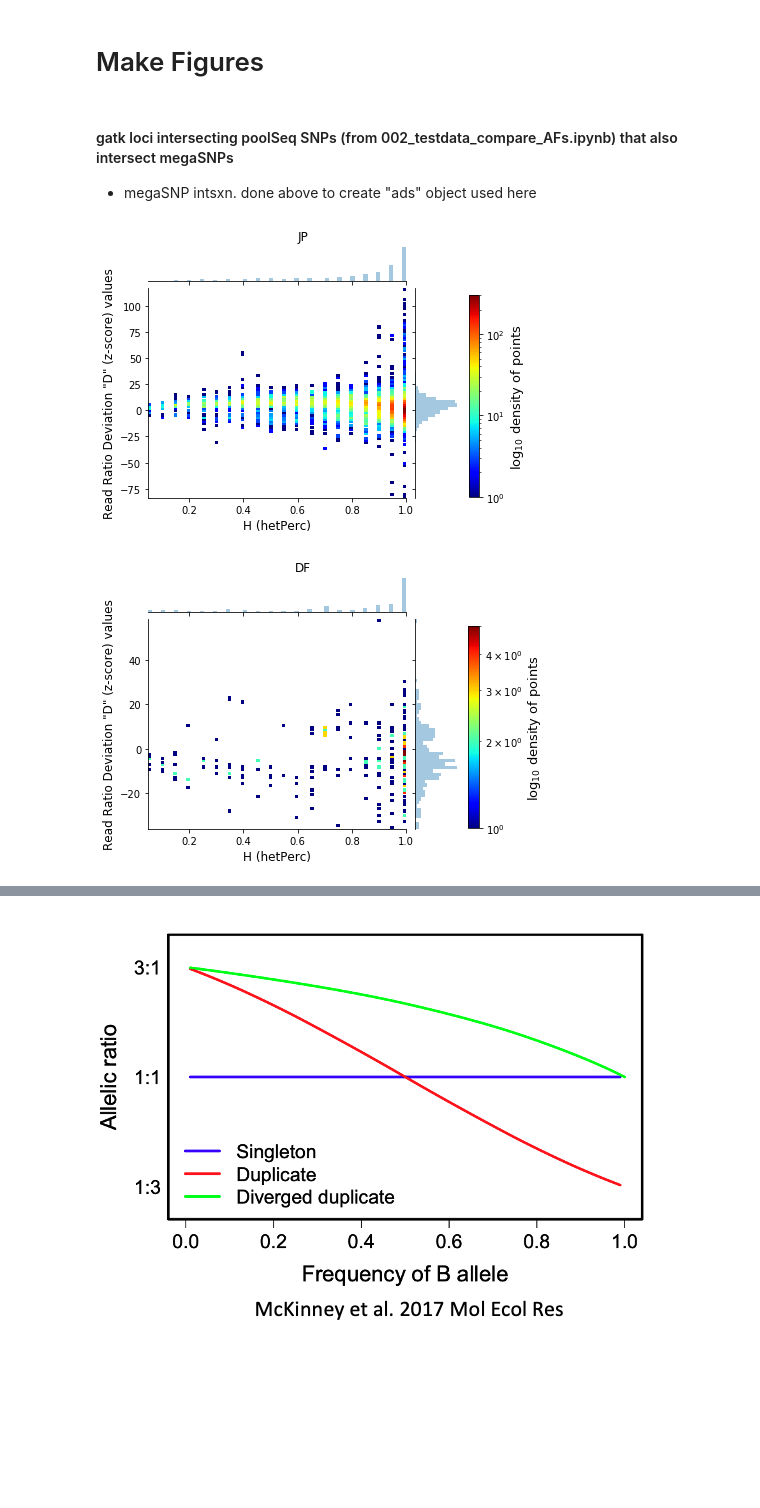
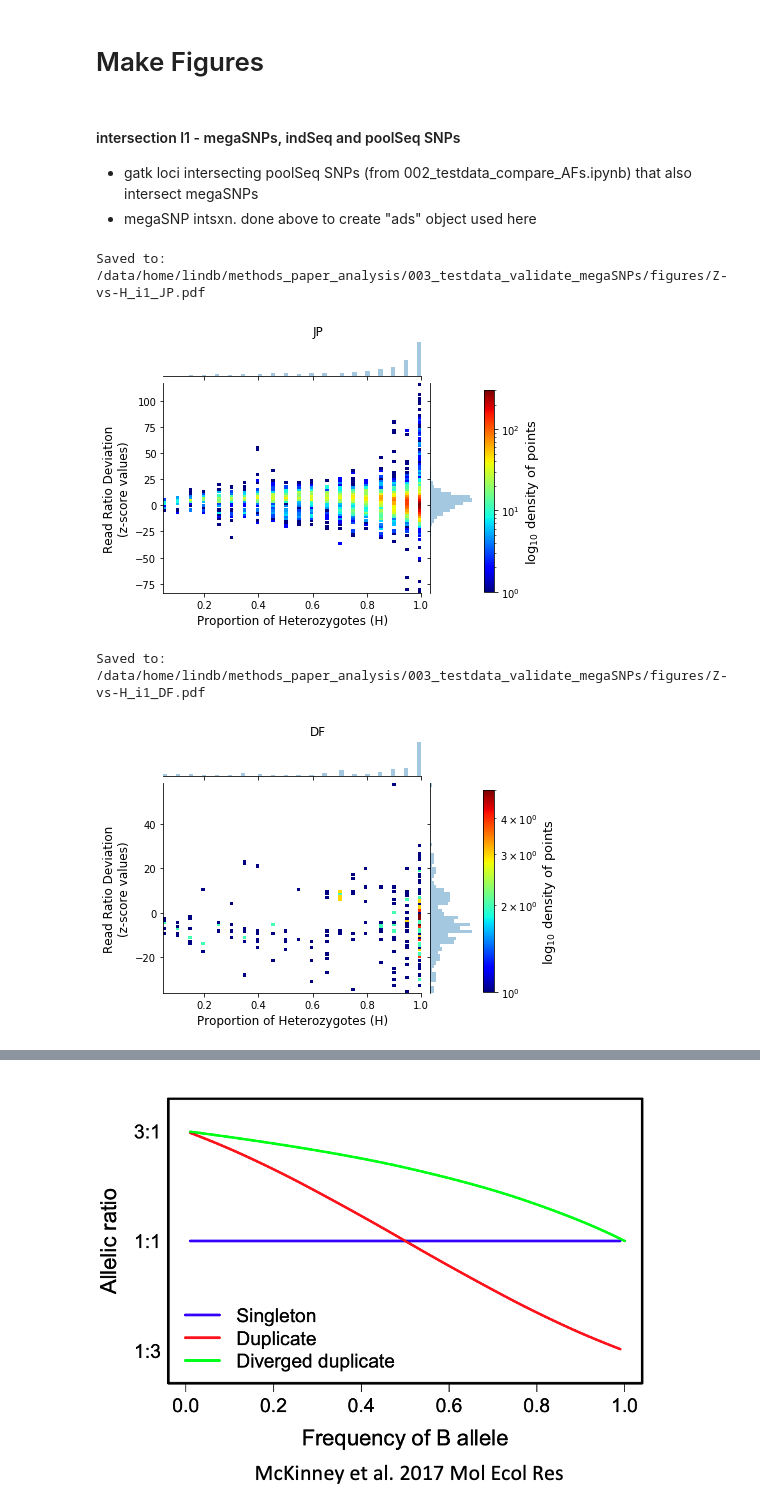
Before and after one commit to CoAdapTree/testdata_validation, a Jupyter notebook: 003_testdata_validate_megaSNPs.ipynb, the cells around one changed output, grey strips where cells are left out. Saved outputs shown, nothing was run; the diff lists cells and outputs as text; code cells hidden in the pictures; blank space fills up the shorter version.

```diff
--- a/003_testdata_validate_megaSNPs.ipynb
+++ b/003_testdata_validate_megaSNPs.ipynb
@@ -42,7 +42,7 @@ from IPython.display import Image
 methodsdir = '/data/home/lindb/methods_paper_analysis'
 firstdir = op.join(methodsdir, '001_testdata_explore')
 secdir = op.join(methodsdir, '002_testdata_compare_AFs')
-thirddir = makedir(op.join(methodsdir, '003_testdata_validate_varscan_megaSNPs'))
+thirddir = makedir(op.join(methodsdir, '003_testdata_validate_megaSNPs'))
 
 def get_realfreqs(df, ploidy=40):
     """Round AF column to nearest possible freq given data."""
@@ -149,7 +149,6 @@ DF 248 398774
 
 def get_het_depths(df, wantedloci, outfile):
     """Get allele depth stats from heterozygote individuals for specific loci of interest.
-    Here, specific loci of interest are the megaSNPs that overlap with our indSeq data.
 
     modified from https://datadryad.org/resource/doi:10.5061/dryad.cm08m
 
@@ -219,6 +218,10 @@ def get_z_scores(df):
 # ... and write to file, capture file in list(outs)
 outs = []
 for sp in ['JP', 'DF']:
-    outs.append(get_het_depths(snps['gatk'][sp], inters[sp], op.join(thirddir, f'AD_depths-{sp}.txt')))
+    outfile = op.join(thirddir, f'AD_depths-{sp}.txt')
+    if op.exists(outfile):
+        outs.append(outfile)
+    else:
+        outs.append(get_het_depths(snps['gatk'][sp], inters[sp], outfile))
 outs
 # %% [output]
@@ -250,5 +253,6 @@ ads[sp].head()
 # %% [markdown]
 # Make Figures
 # %% [markdown]
-#### gatk loci intersecting poolSeq SNPs (from 002_testdata_compare_AFs.ipynb) that also intersect megaSNPs
+#### intersection I1 - megaSNPs, indSeq and poolSeq SNPs
+- gatk loci intersecting poolSeq SNPs (from 002_testdata_compare_AFs.ipynb) that also intersect megaSNPs
 - megaSNP intsxn. done above to create "ads" object used here
@@ -255,8 +261,15 @@ ads[sp].head()
+# %%
+figdir = makedir(op.join(thirddir, 'figures'))
 # %%
 #PLOT READ-RATIO DEVIATION (D) AGAINST HETEROZYGOSITY
+ixn = 'i1'  # intersection
 for sp,df in ads.items():
-    makesweetgraph(x=df['hetPerc'],y=df['z'],ylab='Read Ratio Deviation "D" (z-score) values',
-                   xlab='H (hetPerc)', title=sp)
+    makesweetgraph(x=df['hetPerc'],y=df['z'],ylab='Read Ratio Deviation\n(z-score values)',
+                   xlab='Proportion of Heterozygotes (H)', title=sp,
+                   saveloc=op.join(figdir, f'Z-vs-H_{ixn}_{sp}.pdf')
+                  )
 # %% [output]
+Saved to:  /data/home/lindb/methods_paper_analysis/003_testdata_validate_megaSNPs/figures/Z-vs-H_i1_JP.pdf
-[figure, old version]
+[figure, new version]
+Saved to:  /data/home/lindb/methods_paper_analysis/003_testdata_validate_megaSNPs/figures/Z-vs-H_i1_DF.pdf
-[figure, old version]
+[figure, new version]
```
Also changed, not shown: parts of 31 cells of this notebook.
